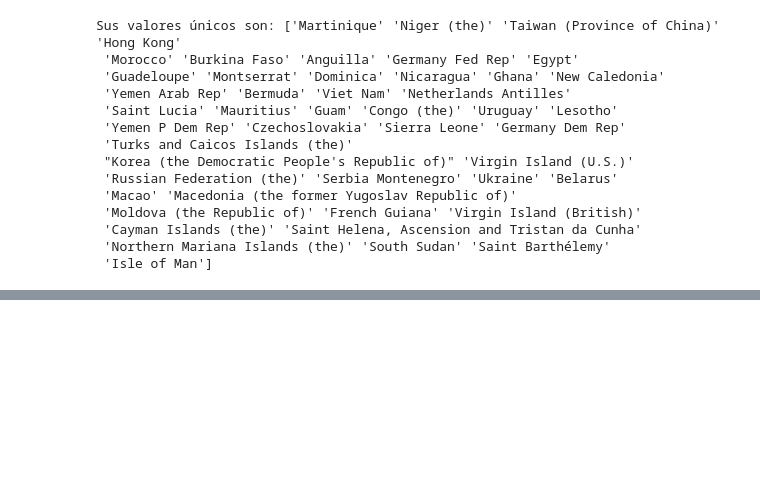
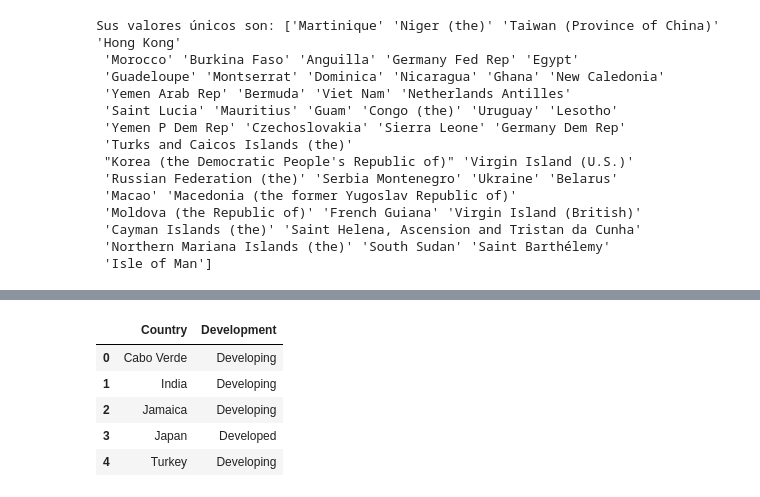
Before and after one commit to mpenacasares/pair-programming-modulo-4-tableau, a Jupyter notebook: EDA_natural_disaster.ipynb, the cells around one changed output, grey strips where cells are left out. Cells and saved outputs as stored; diff of their text form; code cells hidden in the pictures; blank space fills up the shorter version.

```diff
--- a/EDA_natural_disaster.ipynb
+++ b/EDA_natural_disaster.ipynb
@@ -349,0 +607,13 @@ Sus valores únicos son: ['Martinique' 'Niger (the)' 'Taiwan (Province of China)
+# %%
+# Crear nueva columna 'Development' basada en 'Country'
+df['Development'] = df['Country'].map(country_development)
+
+# Mostrar un ejemplo
+display(df[['Country', 'Development']].head())
+# %% [output]
+|  | Country | Development |
+| 0 | Cabo Verde | Developing |
+| 1 | India | Developing |
+| 2 | Jamaica | Developing |
+| 3 | Japan | Developed |
+| 4 | Turkey | Developing |
```
Also changed, not shown: parts of 28 cells of this notebook.
